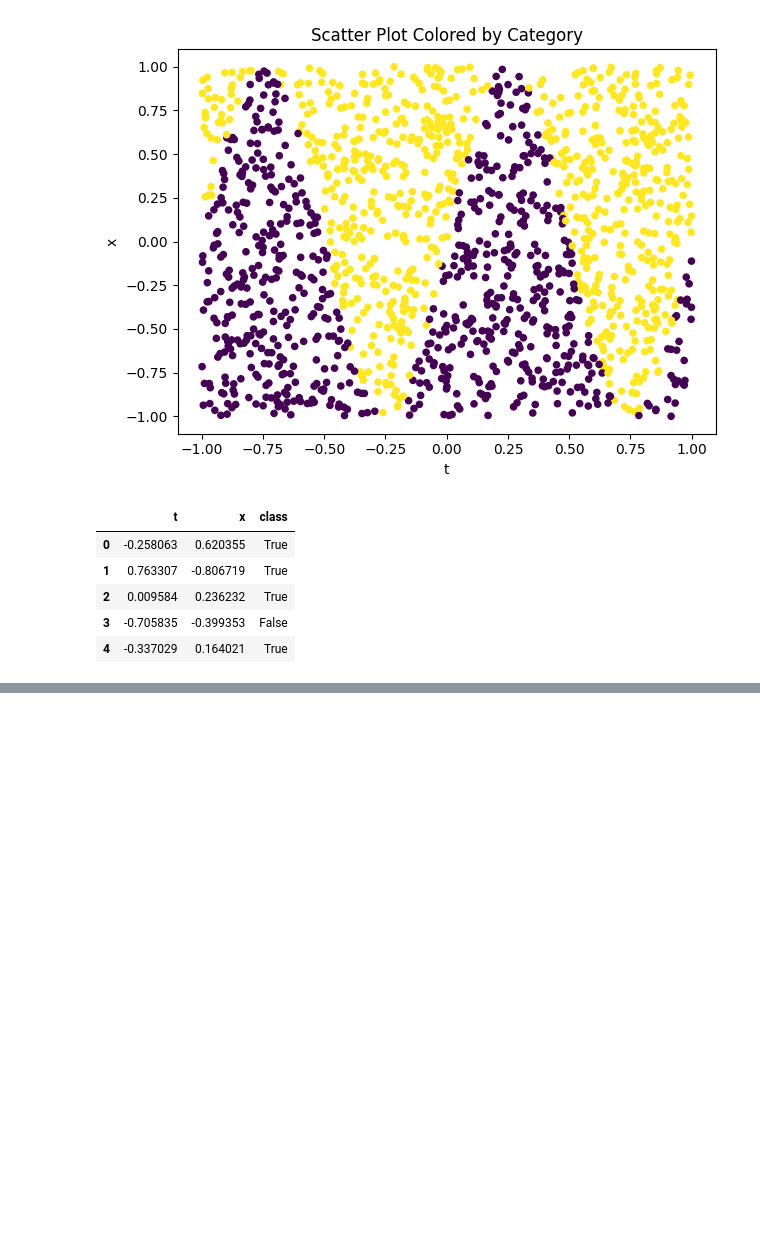
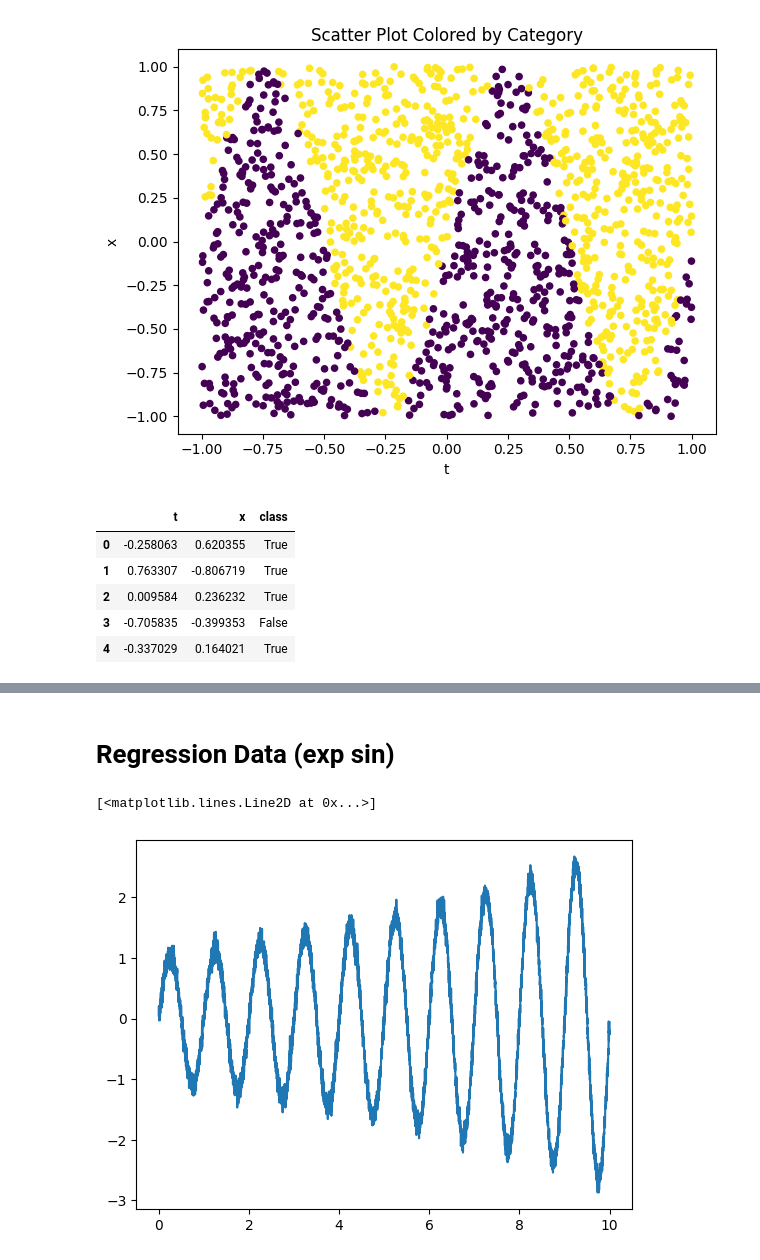
Before and after one commit to scatkinson/neunet, a Jupyter notebook: Classification Demo.ipynb, the cells around one changed output, grey strips where cells are left out. Cells and saved outputs as stored; diff of their text form; code cells hidden in the pictures; blank space fills up the shorter version.

Commit message:
sin_exp regression tuned

```diff
--- a/Classification Demo.ipynb
+++ b/Classification Demo.ipynb
@@ -86,0 +87,10 @@ df2.to_csv("data/exp_sin_reg.csv", index=False)
+# %% [markdown]
+# Regression Data (exp sin)
+# %%
+x = np.linspace(0,10,5000)
+y = np.exp(x/10)*np.sin(2*np.pi*x)
+y += np.random.normal(0,0.1,5000)
+plt.plot(x,y)
+# %% [output]
+[<matplotlib.lines.Line2D at 0x...>]
+[figure, added]
```
Also changed, not shown: parts of 5 cells of this notebook, 3 other files.
